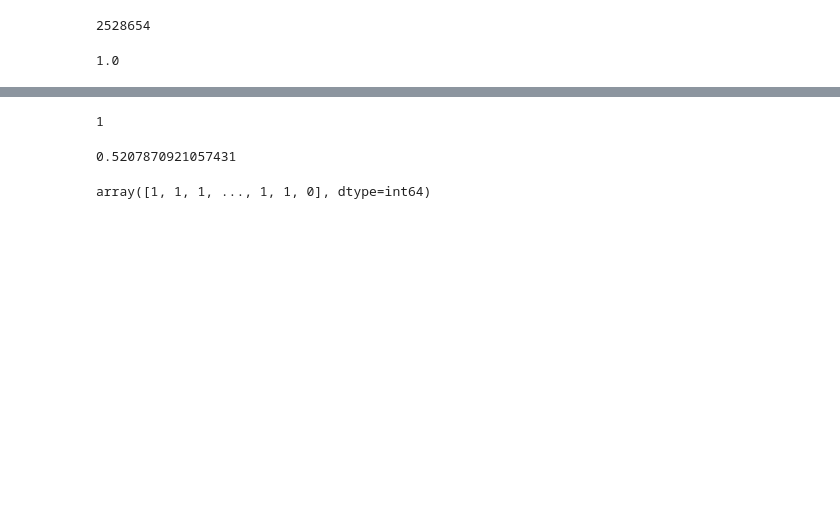
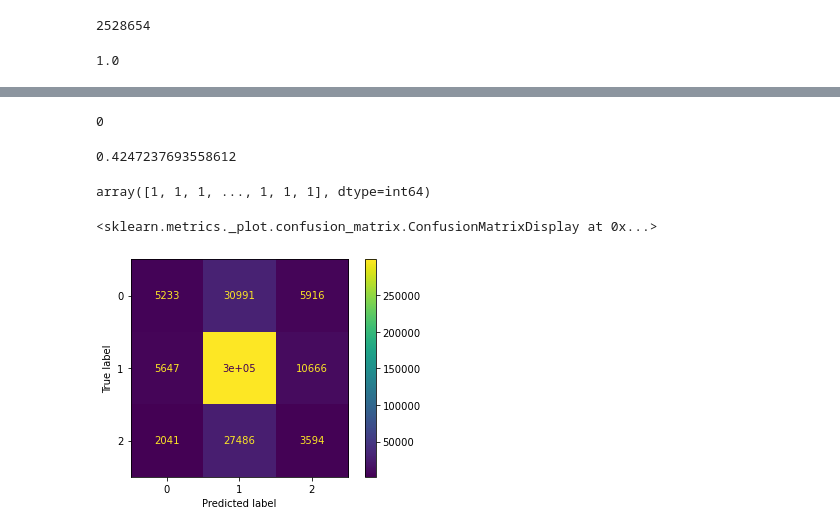
Before and after one commit to maruoss/master-thesis, a Jupyter notebook: notebooks/lr_loop_sklearn.py.ipynb, the cells around one changed output, grey strips where cells are left out. Saved outputs shown, nothing was run; the diff lists cells and outputs as text; code cells hidden in the pictures; blank space fills up the shorter version.

```diff
--- a/notebooks/lr_loop_sklearn.py.ipynb
+++ b/notebooks/lr_loop_sklearn.py.ipynb
@@ -147,7 +147,7 @@ class CVSplitter:
 path = Path(r"C:\Users\Mathiass\OneDrive - Universität Zürich UZH\Documents\mt_literature\data")
 
 class Dataset():
-    def __init__(self, path=path, year_idx=0, dataset="small", init_train_length=20, val_length=2, label_fn="binary"):
+    def __init__(self, path=path, year_idx=0, dataset="small", init_train_length=20, val_length=2, label_fn="multi"):
         if dataset == "small":
             self.data = pd.read_parquet(path/"final_df_filledmean_small.parquet")
         elif dataset == "big":
@@ -317,13 +317,13 @@ clf = SGDClassifier(
     random_state=42,
 #     class_weight="balanced", #string method not implemented in ray tune
     class_weight=class_weights,
-    max_iter=500000, # ignored as well?
+    max_iter=1, # ignored as well?
 #     tol=10000000000000000,
 #     n_iter_no_change=1,
     )
 # %%
 nystroem = Nystroem(gamma=0.2, random_state=1, n_components=100,
-                    n_jobs=-1
+#                     n_jobs=-1
                    )
 # %%
 # clf = LogisticRegression(random_state=0,
@@ -352,14 +362,17 @@ clf = Pipeline([
     ("nystroem", nystroem),
     ('pca' , pca),
     ('clf', clf),
-])
+    ],
+#     memory=memory,
+)
 
 # Example parameters to tune from SGDClassifier
 parameter_grid = [{
 #     "pca": ["passthrough", PCA(), PCA(10)],
     "clf__loss": ["hinge"],
-    "nystroem__n_components": [20],
-    "pca__n_components": [5, 10],
+    "nystroem__n_components": [100],
+    "clf__alpha": [1e-6, 1, 10000],
+#     "pca__n_components": [5, 10],
 #     "clf__alpha": [1e-6, 1e-3, 1, 100, 10000],
 #     "clf__C": np.logspace(-5, 5, 5),
 #     "clf__epsilon": [0.01, 0.1]
@@ -376,7 +389,7 @@ tune_search = TuneGridSearchCV(
     parameter_grid,
     cv=train_val_split,
     early_stopping=True, # early stopping of ASHA
-    max_iters=1,
+    max_iters=5,
     scoring=["accuracy", "balanced_accuracy"],
     refit="balanced_accuracy",
     n_jobs=2, #how many trials in parallel
@@ -564,14 +618,14 @@ tune_search.best_params_
 # %%
 tune_search.best_index_
 # %% [output]
-1
+0
 # %%
 tune_search.best_score_
 # %% [output]
-0.5207870921057431
+0.4247237693558612
 # %%
 y_pred = tune_search.predict(data.X_val)
 # %%
 y_pred
 # %% [output]
-array([1, 1, 1, ..., 1, 1, 0], dtype=int64)
+array([1, 1, 1, ..., 1, 1, 1], dtype=int64)
@@ -577,0 +634,5 @@ array([1, 1, 1, ..., 1, 1, 0], dtype=int64)
+# %%
+ConfusionMatrixDisplay.from_predictions(data.y_val, y_pred)
+# %% [output]
+<sklearn.metrics._plot.confusion_matrix.ConfusionMatrixDisplay at 0x...>
+[figure, added]
```
Also changed, not shown: parts of 22 cells of this notebook, 14 other files.
